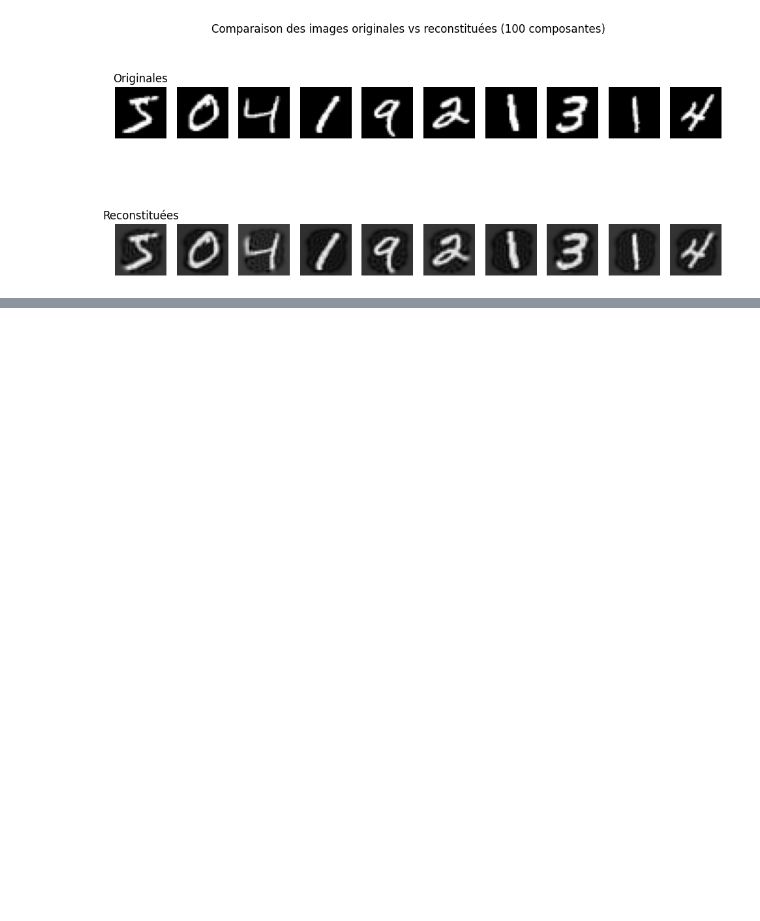
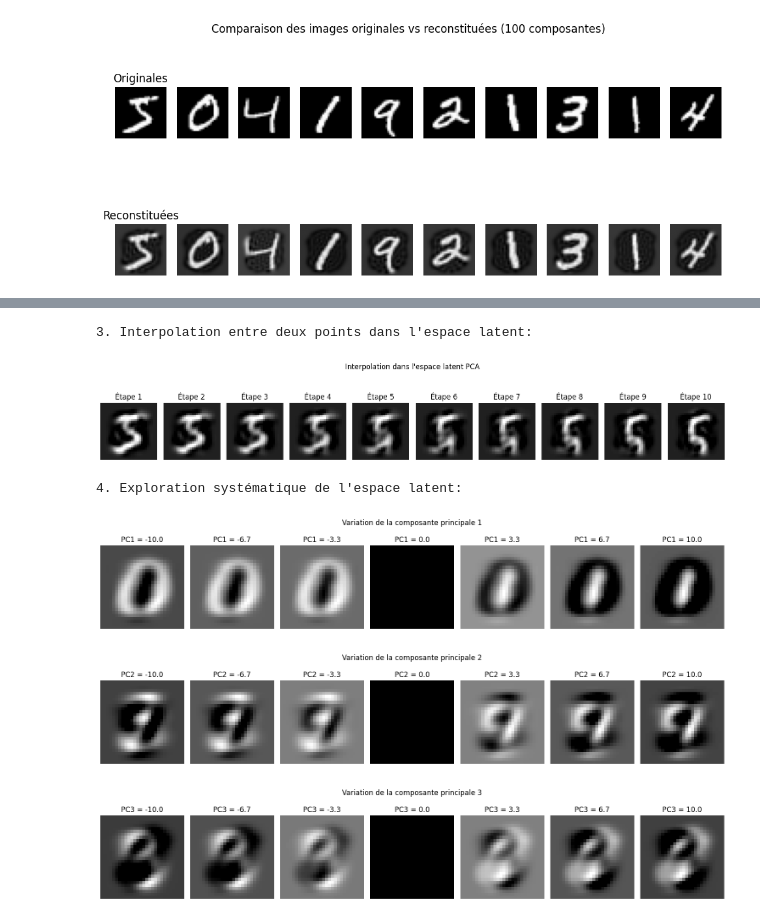
Before and after one commit to Arys02/unsupervized_ml_sandbox, a Jupyter notebook: models/pca/pca_compression.ipynb, the cells around one changed output, grey strips where cells are left out. Saved outputs shown, nothing was run; the diff lists cells and outputs as text; code cells hidden in the pictures; blank space fills up the shorter version.

```diff
--- a/models/pca/pca_compression.ipynb
+++ b/models/pca/pca_compression.ipynb
@@ -712,0 +861,53 @@ plt.show()
+# %%
+# 3. Interpolation entre deux points dans l'espace latent
+print("3. Interpolation entre deux points dans l'espace latent:")
+
+# Prendre les coordonnées PCA de deux images réelles
+real_coords_1 = pca_generator.transform(X_train_flat[0:1])[0]  # Première image
+real_coords_2 = pca_generator.transform(X_train_flat[100:101])[0]  # 101ème image
+
+# Interpolation entre ces deux points
+interpolated_images = interpolate_in_pca_space(pca_generator, real_coords_1, real_coords_2, n_steps=10)
+
+print("\n4. Exploration systématique de l'espace latent:")
+# Variation d'une seule composante à la fois
+def explore_single_component(pca_model, component_index=0, n_values=7):
+    """
+    Explore l'effet de la variation d'une seule composante PCA
+    """
+    base_coords = np.zeros(pca_model.n_components)
+
+    # Valeurs à tester pour la composante choisie
+    test_values = np.linspace(-10, 10, n_values)
+
+    images = []
+    for val in test_values:
+        coords = base_coords.copy()
+        coords[component_index] = val
+        img = generate_image_from_pca_coordinates(pca_model, coords)
+        images.append(img)
+
+    # Affichage
+    plt.figure(figsize=(15, 3))
+    for i, (img, val) in enumerate(zip(images, test_values)):
+        plt.subplot(1, n_values, i + 1)
+        plt.imshow(img, cmap='gray')
+        plt.title(f'PC{component_index+1} = {val:.1f}')
+        plt.axis('off')
+
+    plt.suptitle(f'Variation de la composante principale {component_index+1}')
+    plt.tight_layout()
+    plt.show()
+
+    return images
+
+# Exploration des 3 premières composantes
+for comp_idx in range(3):
+    explore_single_component(pca_generator, component_index=comp_idx, n_values=7)
+# %% [output]
+3. Interpolation entre deux points dans l'espace latent:
+[figure, added]
+4. Exploration systématique de l'espace latent:
+[figure, added]
+[figure, added]
+[figure, added]
```
Also changed, not shown: parts of 3 cells of this notebook, 4 other files.
